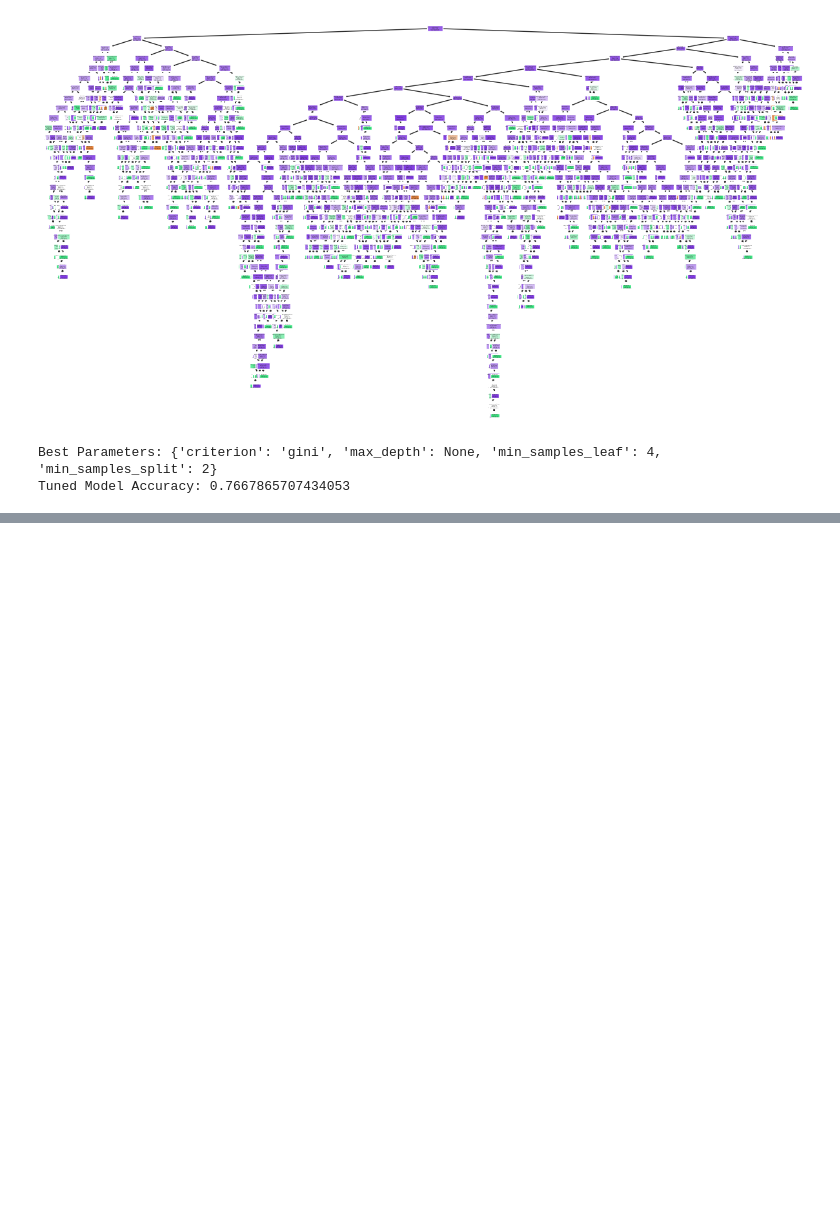
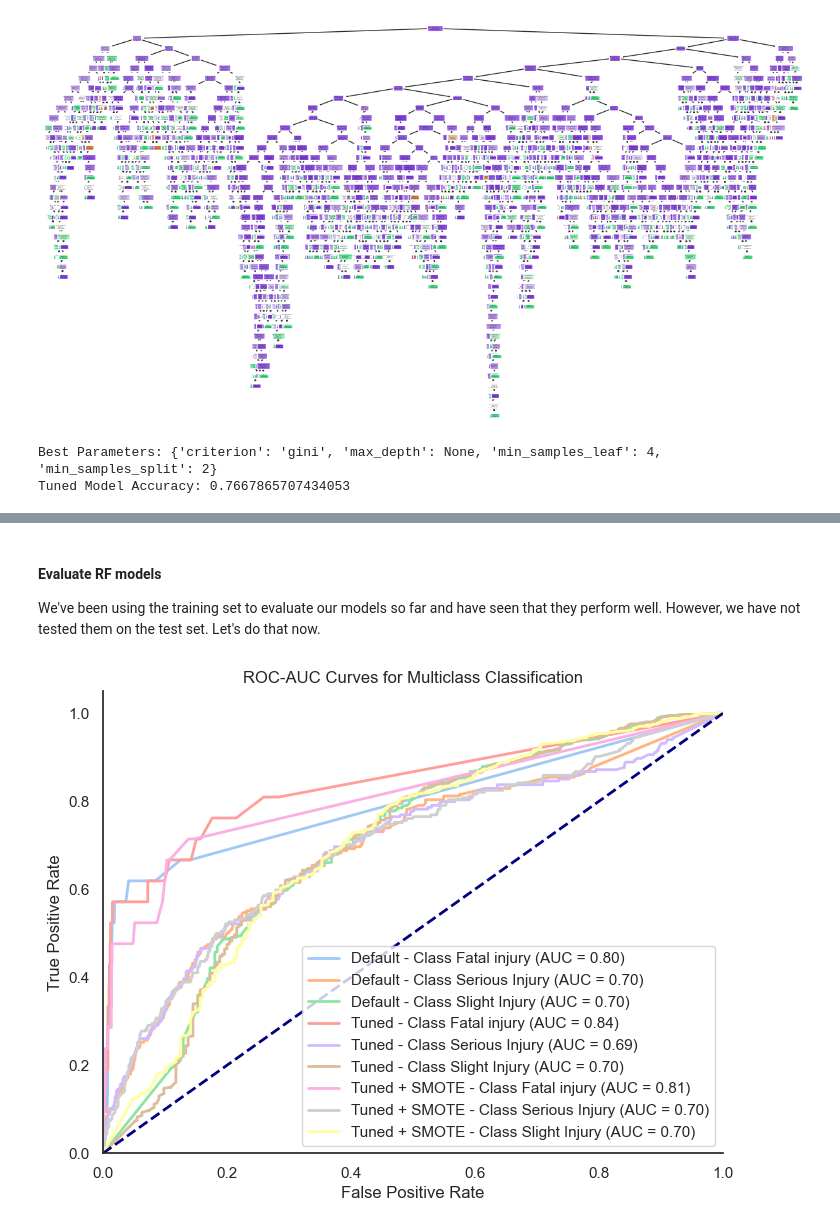
Before and after one commit to MrKipkorir/phasecollaboration, a Jupyter notebook: index.ipynb, the cells around one changed output, grey strips where cells are left out. Drawn from its saved outputs; the diff is of its cells as text; code cells hidden in the pictures; blank space fills up the shorter version.

Commit message:
Add RF classifier

```diff
--- a/index.ipynb
+++ b/index.ipynb
@@ -696,0 +831,7 @@ Tuned Model Accuracy: 0.7667865707434053
+# %%
+# Get the best parameters and best score
+best_params_rf1 = rf1_grid_search.best_params_
+print(f"Best Parameters: {best_params_rf1}")
+best_score_rf1 = rf1_grid_search.best_score_
+print(f"Best Score: {best_score_rf1}")
+rf2 =  rf1_grid_search.best_estimator_ # naming the second model
@@ -696,0 +856,27 @@ Tuned Model Accuracy: 0.7667865707434053
+# %%
+# Create the pipeline to preprocess data
+tr_pipe = Pipeline([
+    ('preprocess', ColumnTransformer([
+        ('driving_experience', OrdinalEncoder(categories=[xp_order]), ['Driving_experience']),
+        ('lighting_conditions', OrdinalEncoder(categories=[light_order]), ['Light_conditions']),
+        ('standardize_numeric', StandardScaler(), ['Hour', 'Number_of_casualties', 'Number_of_vehicles_involved']),
+        ('one_hot', OneHotEncoder(drop='first'), ['Day_of_week', 'Weather_conditions'])
+    ], remainder='drop')),
+])
+# %%
+print("Before OverSampling, counts of label 'Slight Injury': {}".format(sum(y_train == "Slight Injury")))
+print("Before OverSampling, counts of label 'Serious Injury': {}".format(sum(y_train == "Serious Injury")))
+print("Before OverSampling, counts of label 'Fatal Injury': {}\n".format(sum(y_train == "Fatal injury")))
+
+sm = SMOTE(random_state = 2) # instatiate SMOTE
+tr_pipe.fit(X_train) # fit preprocessing pipeline to training data
+X_train_transformed = tr_pipe.transform(X_train) # transform training data
+X_test_transformed = tr_pipe.transform(X_test) # transform testing data
+X_train_res, y_train_res = sm.fit_resample(X_train_transformed, y_train) # fit and resample training data
+
+print('After OverSampling, the shape of train_X: {}'.format(X_train_res.shape))
+print('After OverSampling, the shape of train_y: {} \n'.format(y_train_res.shape))
+
+print("After OverSampling, counts of label 'Slight Injury': {}".format(sum(y_train_res == "Slight Injury")))
+print("After OverSampling, counts of label 'Serious Injury': {}".format(sum(y_train_res == "Serious Injury")))
+print("After OverSampling, counts of label 'Fatal Injury': {}".format(sum(y_train_res == "Fatal injury")))
@@ -696,0 +894,3 @@ Tuned Model Accuracy: 0.7667865707434053
+# %%
+# fit third model
+rf3 = train_model(RandomForestClassifier(random_state=42, n_estimators=580, max_features=18), X_train_res, y_train_res) # Use parameters from last model
@@ -696,0 +910,13 @@ Tuned Model Accuracy: 0.7667865707434053
+# %% [markdown]
+#### Evaluate RF models
+We've been using the training set to evaluate our models so far and have seen that they perform well. However, we have not tested them on the test set. Let's do that now.
+# %%
+models = [rf1, rf2, rf3] # models
+model_names = ["Default", "Tuned", "Tuned + SMOTE"] # model names
+# Different test data for each model
+test_data_list = [(X_test, y_test), (X_test, y_test), (X_test_transformed, y_test)]
+
+# Plot ROC-AUC curves for the three models using their respective test data
+plot_roc_auc(models, model_names, test_data_list)
+# %% [output]
+[figure, added]
```
Also changed, not shown: parts of 15 cells of this notebook.
